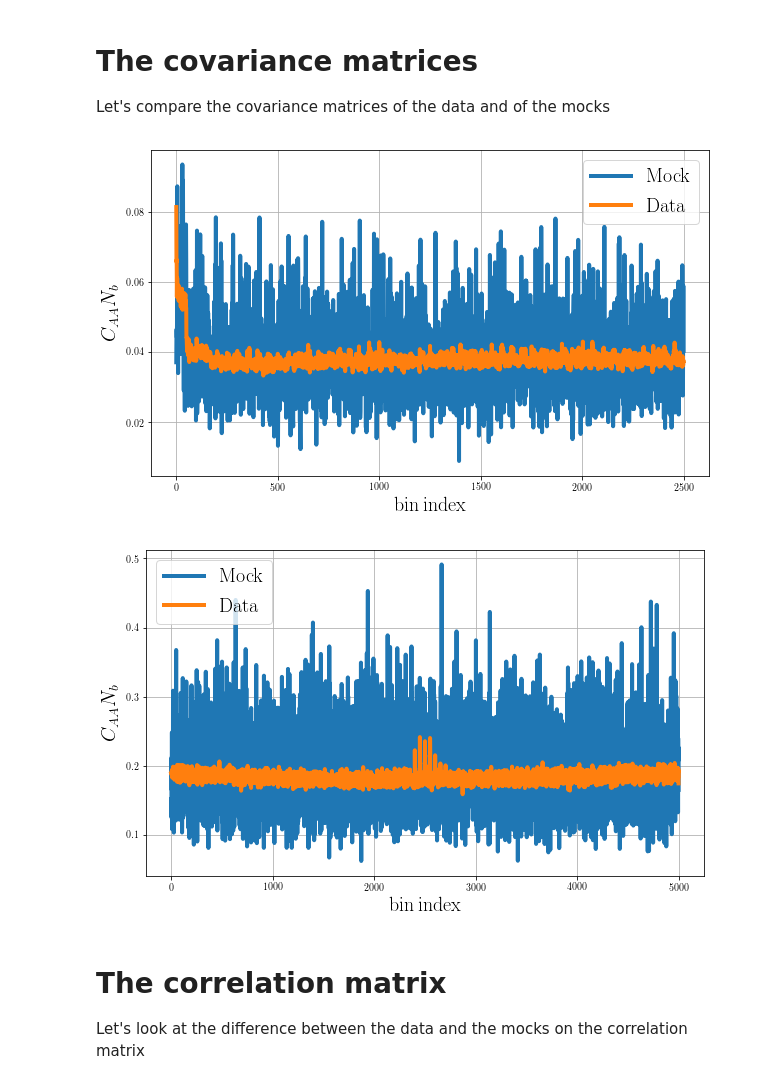
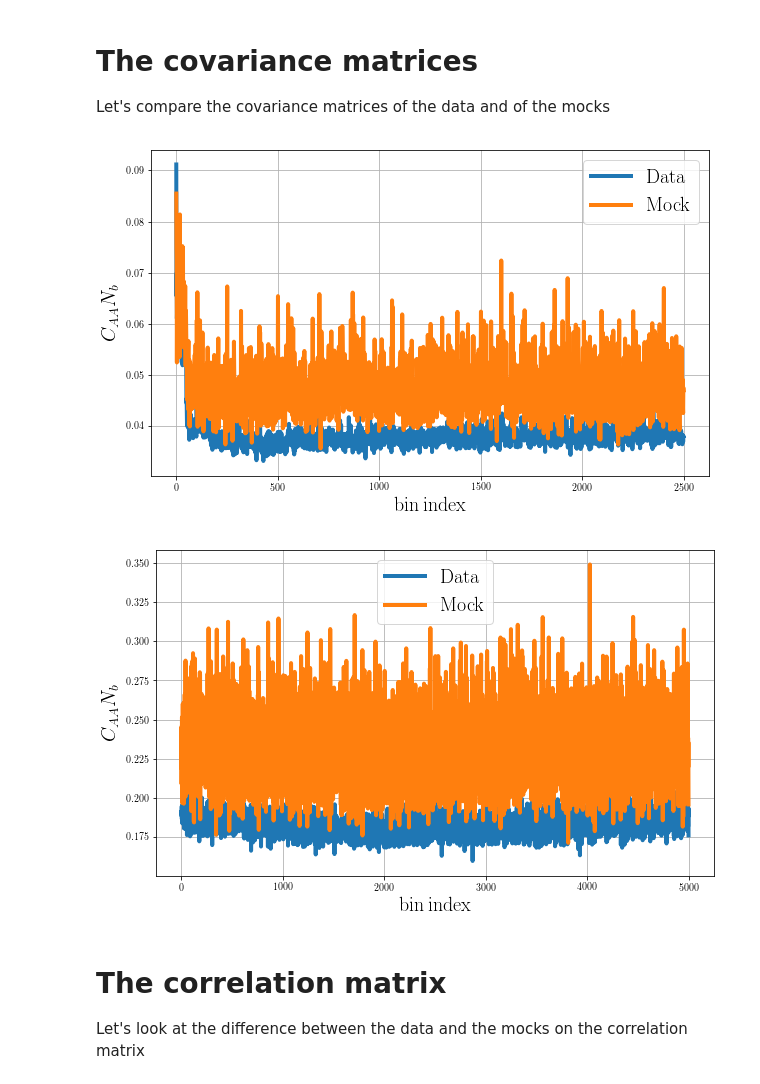
Before and after one commit to igmhub/desi_QA, a Jupyter notebook: Mocks/QA_plots.ipynb, the cells around one changed output. Saved outputs shown, nothing was run; the diff lists cells and outputs as text; code cells hidden in the pictures.

Commit message:
update QA_plots with SNR and other

```diff
--- a/Mocks/QA_plots.ipynb
+++ b/Mocks/QA_plots.ipynb
@@ -1090,7 +1313,7 @@ toPlot['Data'] = { 'CORR':data['picca_xcf'], 'FIT':data['picca_fit_xcf'], 'NAME'
 # %%
 mus=[0., 0.5, 0.8, 0.95, 1.]
 for mumin,mumax in zip(mus[:-1],mus[1:]):
-    for name,paths in toPlot.items():
+    for name,paths in sorted(toPlot.items()):
         h = fitsio.FITS(paths['CORR'])
         ff = h5py.File(paths['FIT'],'r')
         fit = ff[paths['NAME']+'/fit'][...]
@@ -1106,7 +1329,7 @@ for mumin,mumax in zip(mus[:-1],mus[1:]):
         plt.errorbar(r,d*r**2,yerr=sp.sqrt(c.diagonal())*r**2,fmt="o",label=r'$\mathrm{'+name+'}$')
         plt.plot(r,f*r**2)
     plt.ylabel(r"$r^2\xi(r)$")
-    plt.xlabel(r"$r~[\mathrm{Mpc/h}]$")
+    plt.xlabel(r"$r \, [h^{-1}\, \mathrm{Mpc}]$")
     plt.title(r"${}<\mu<{}$".format(mumin,mumax),fontsize=16)
     plt.legend()
     plt.grid()
@@ -1122,11 +1345,12 @@ for mumin,mumax in zip(mus[:-1],mus[1:]):
 base = 'xcf_z_0_10-exp'
 toPlot = {}
 toPlot['Mock'] = { 'CORR':mock['picca']+'/'+base+'.fits', 'FIT':mock['picca']+'/'+base+'.h5', 'NAME':base }
-toPlot['Data'] = { 'CORR':data['picca_xcf'], 'FIT':data['picca_fit_xcf'], 'NAME': 'LYA(LYA)xQSO'}
+base = 'xcf_z_0_10-exp'
+toPlot['Data'] = { 'CORR':data['picca']+'/Correlations/'+base+'.fits.gz', 'FIT':data['picca']+'Correlations/Fit/xcf_z_0_10/result.h5', 'NAME': 'xcf_z_0_10'}
 # %%
-slices = [0, 1]
+slices = [0]
 for s in slices:
-    for name,paths in toPlot.items():
+    for name,paths in sorted(toPlot.items()):
         h = fitsio.FITS(paths['CORR'])
         ff = h5py.File(paths['FIT'],'r')
         fit = ff[paths['NAME']+'/fit'][...]
@@ -1146,7 +1370,7 @@ for s in slices:
         plt.plot(rp,fit)
         ff.close()
     plt.ylabel(r"$\xi(r)$")
-    plt.xlabel(r"$r_{\parallel}~[\mathrm{Mpc/h}]$")
+    plt.xlabel(r"$r_{\parallel} \, [h^{-1}\, \mathrm{Mpc}]$")
     plt.title(r"${}<r_\perp<{}$".format(int(s*drt),int((s+1)*drt)),fontsize=16)
     plt.legend()
     plt.grid()
@@ -1161,9 +1384,11 @@ Let's compare the covariance matrices of the data and of the mocks
 # %%
 ### The auto-correlation
 toPlot = {}
-toPlot['Mock'] = { 'CORR':mock['picca']+'/cf_z_0_10-exp.fits'}
-toPlot['Data'] = { 'CORR':data['picca_cf']}
-for name,paths in toPlot.items():
+base = 'cf_z_0_10'
+toPlot['Mock'] = { 'CORR':mock['picca']+'/'+base+'-exp.fits'}
+base = 'cf_z_0_10'
+toPlot['Data'] = { 'CORR':data['picca']+'/Correlations/'+base+'-exp.fits.gz'}
+for name,paths in sorted(toPlot.items()):
     h = fitsio.FITS(paths['CORR'])
     nb = h[1]['NB'][:]
     co = sp.diag(h[1]['CO'][:])
@@ -1174,23 +1399,25 @@ plt.legend()
 plt.grid()
 plt.show()
 # %% [output]
-[figure, old version]
+[figure, new version]
 # %%
 ### The cross-correlation
 toPlot = {}
-toPlot['Mock'] = { 'CORR':mock['picca']+'/xcf_z_0_10-exp.fits'}
-toPlot['Data'] = { 'CORR':data['picca_xcf']}
-for name,paths in toPlot.items():
+base = 'xcf_z_0_10'
+toPlot['Mock'] = { 'CORR':mock['picca']+'/'+base+'-exp.fits'}
+base = 'xcf_z_0_10'
+toPlot['Data'] = { 'CORR':data['picca']+'/Correlations/'+base+'-exp.fits.gz'}
+for name,paths in sorted(toPlot.items()):
     h = fitsio.FITS(paths['CORR'])
     nb = h[1]['NB'][:]
     co = sp.diag(h[1]['CO'][:])
     plt.plot(nb*co,label=r'$\mathrm{'+name+'}$')
 plt.xlabel(r"$\mathrm{bin\,index}$")
 plt.ylabel(r"$C_{AA} N_{b}$")
 plt.legend()
 plt.grid()
 # %% [output]
-[figure, old version]
+[figure, new version]
 # %% [markdown]
 # The correlation matrix
 
```
Also changed, not shown: parts of 78 cells of this notebook, 2 other files.
